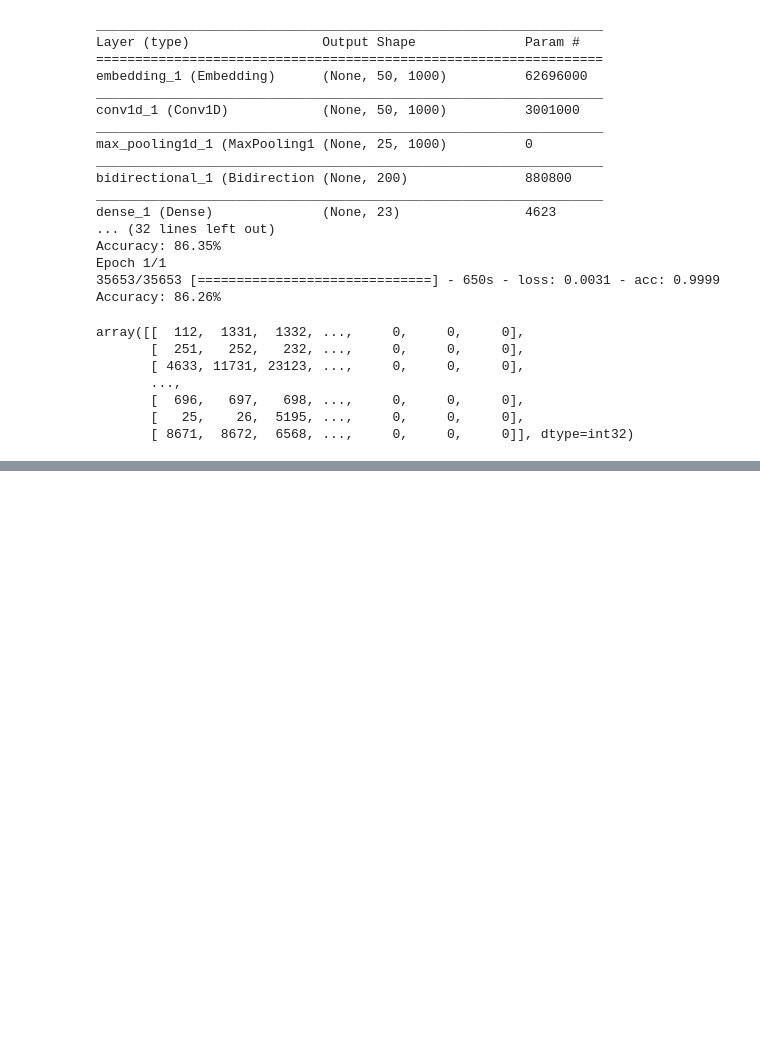
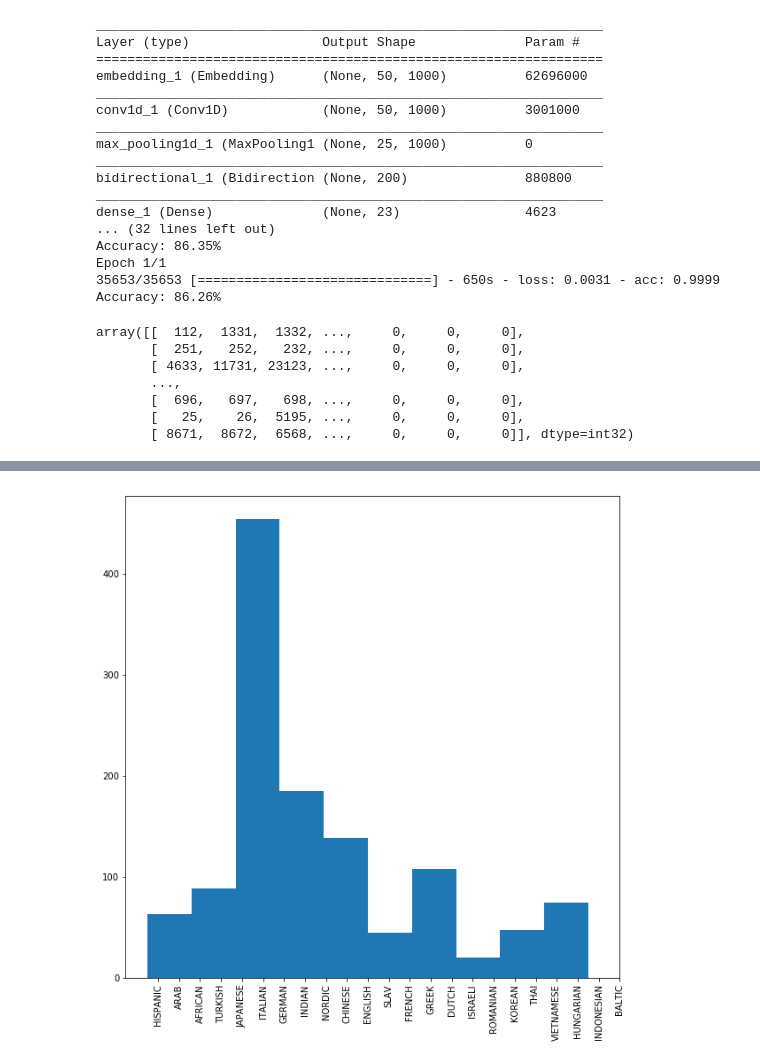
Before and after one commit to nikolausn/is592-word-embedding-dnn, a Jupyter notebook: keras-dnn-bidirectional-fix structure.ipynb, the cells around one changed output, grey strips where cells are left out. Saved outputs shown, nothing was run; the diff lists cells and outputs as text; code cells hidden in the pictures; blank space fills up the shorter version.

```diff
--- a/keras-dnn-bidirectional-fix structure.ipynb
+++ b/keras-dnn-bidirectional-fix structure.ipynb
@@ -192,0 +335,7 @@ model.save_weights('model-keras-embed-bilstm-fixlower-10.h5')
+# %%
+fig,ax = plt.subplots(figsize=(10,10))
+class_error = pred_class[np.where(pred_class != testY_class)]
+plt.hist(class_error)
+tmp_tick = plt.xticks(np.array(range(len(ethnic_keys)))+0.5, ethnic_keys, rotation='vertical')
+# %% [output]
+[figure, added]
```
Also changed, not shown: parts of 18 cells of this notebook, 3 other files.
